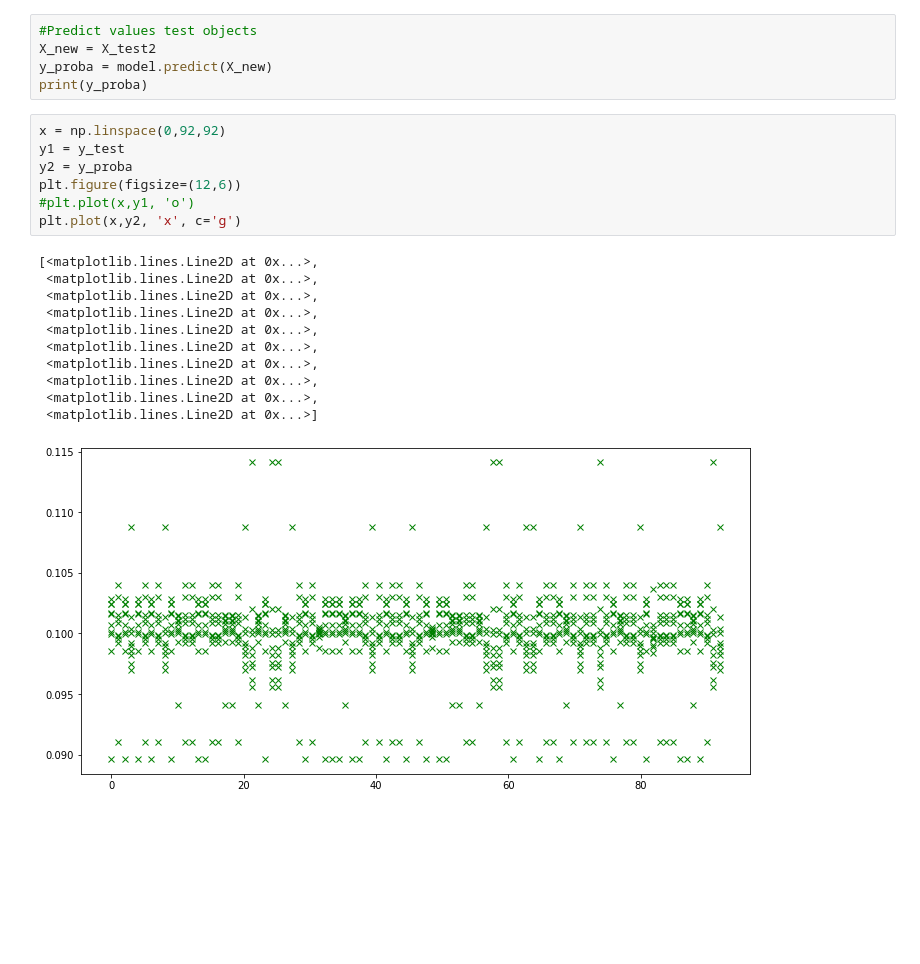
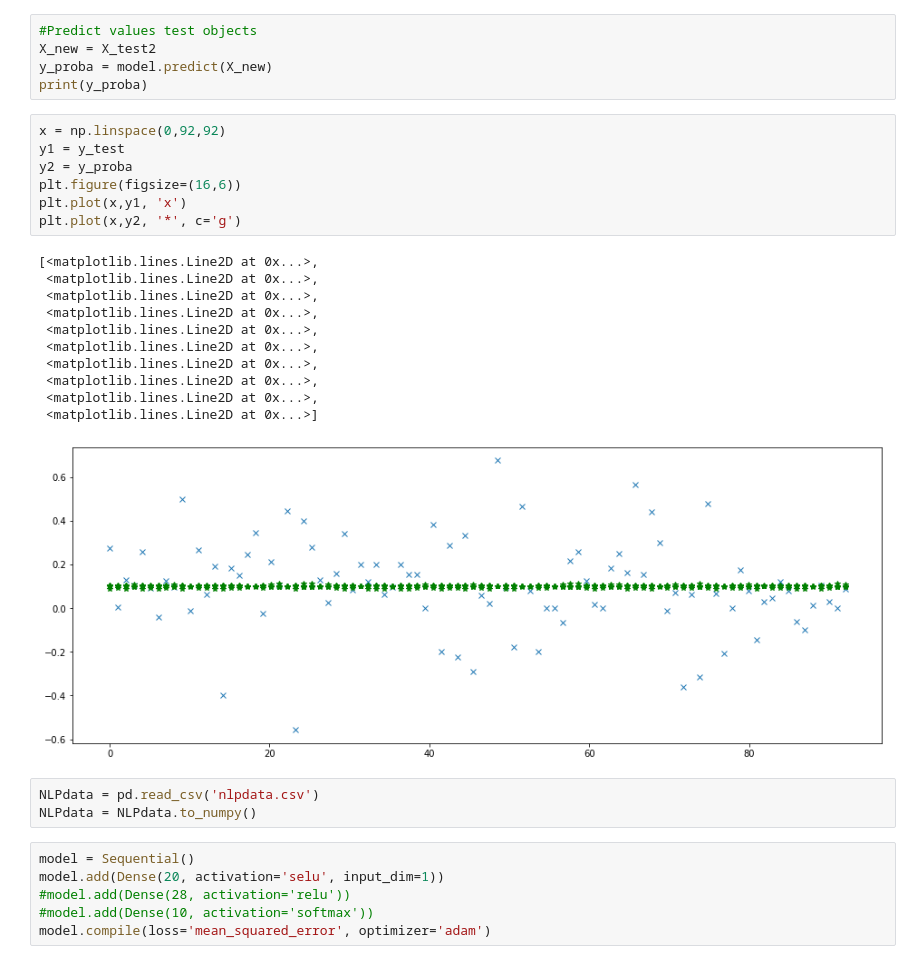
Before and after one commit to JillianMellen/NLP, a Jupyter notebook: Keras_for_ML_I_hope.ipynb, the cells around one changed output. Saved outputs shown, nothing was run; the diff lists cells and outputs as text; blank space fills up the shorter version.

```diff
--- a/Keras_for_ML_I_hope.ipynb
+++ b/Keras_for_ML_I_hope.ipynb
@@ -498,19 +498,28 @@ print(y_proba)
 # %%
 x = np.linspace(0,92,92)
 y1 = y_test
 y2 = y_proba
-plt.figure(figsize=(12,6))
-#plt.plot(x,y1, 'o')
-plt.plot(x,y2, 'x', c='g')
+plt.figure(figsize=(16,6))
+plt.plot(x,y1, 'x')
+plt.plot(x,y2, '*', c='g')
 # %% [output]
 [<matplotlib.lines.Line2D at 0x...>,
  <matplotlib.lines.Line2D at 0x...>,
  <matplotlib.lines.Line2D at 0x...>,
  <matplotlib.lines.Line2D at 0x...>,
  <matplotlib.lines.Line2D at 0x...>,
  <matplotlib.lines.Line2D at 0x...>,
  <matplotlib.lines.Line2D at 0x...>,
  <matplotlib.lines.Line2D at 0x...>,
  <matplotlib.lines.Line2D at 0x...>,
  <matplotlib.lines.Line2D at 0x...>]
-[figure, old version]
+[figure, new version]
+# %%
+NLPdata = pd.read_csv('nlpdata.csv')
+NLPdata = NLPdata.to_numpy()
+# %%
+model = Sequential()
+model.add(Dense(20, activation='selu', input_dim=1))
+#model.add(Dense(28, activation='relu'))
+#model.add(Dense(10, activation='softmax'))
+model.compile(loss='mean_squared_error', optimizer='adam')
```
Also changed, not shown: parts of 34 cells of this notebook.
